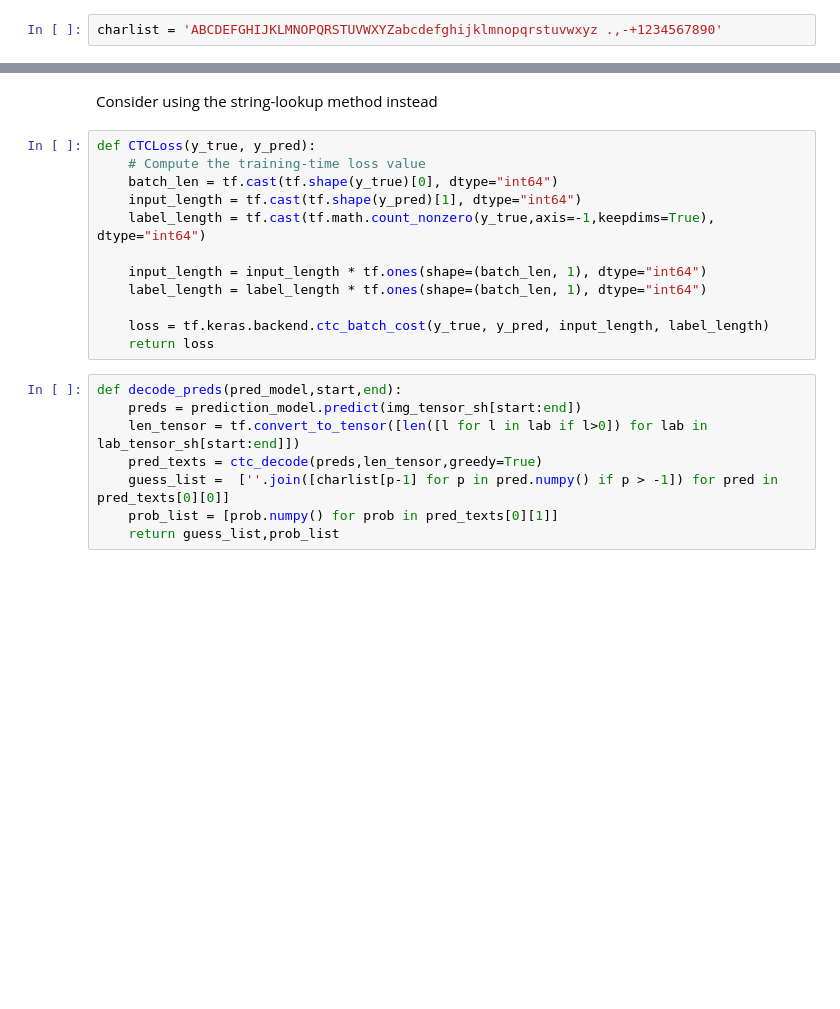
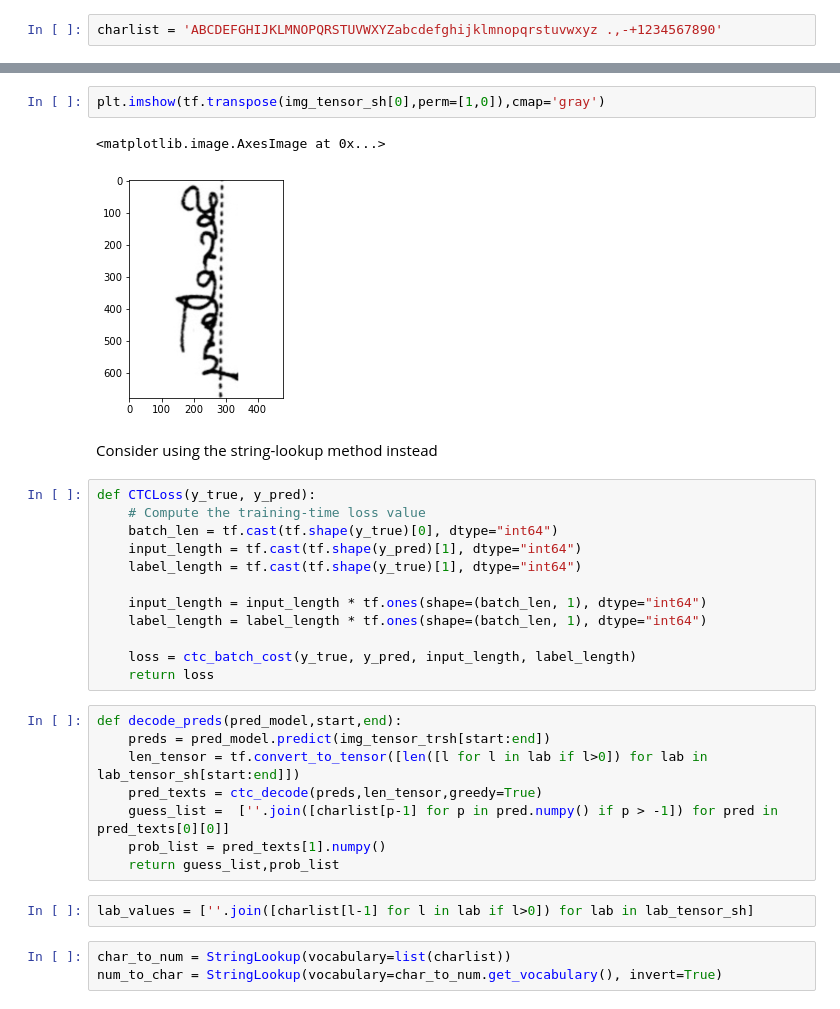
Before and after one commit to knambiar96/census-ocr, a Jupyter notebook: p9-new-model-architectures.ipynb, the cells around one changed output, grey strips where cells are left out. Cells and saved outputs as stored; diff of their text form; blank space fills up the shorter version.

```diff
--- a/p9-new-model-architectures.ipynb
+++ b/p9-new-model-architectures.ipynb
@@ -19,3 +52,8 @@ charlist = 'ABCDEFGHIJKLMNOPQRSTUVWXYZabcdefghijklmnopqrstuvwxyz .,-+1234567890'
+# %%
+plt.imshow(tf.transpose(img_tensor_sh[0],perm=[1,0]),cmap='gray')
+# %% [output]
+<matplotlib.image.AxesImage at 0x...>
+[figure, added]
 # %% [markdown]
 Consider using the string-lookup method instead
 # %%
@@ -23,18 +61,23 @@ def CTCLoss(y_true, y_pred):
     # Compute the training-time loss value
     batch_len = tf.cast(tf.shape(y_true)[0], dtype="int64")
     input_length = tf.cast(tf.shape(y_pred)[1], dtype="int64")
-    label_length = tf.cast(tf.math.count_nonzero(y_true,axis=-1,keepdims=True), dtype="int64")
+    label_length = tf.cast(tf.shape(y_true)[1], dtype="int64")
 
     input_length = input_length * tf.ones(shape=(batch_len, 1), dtype="int64")
     label_length = label_length * tf.ones(shape=(batch_len, 1), dtype="int64")
 
-    loss = tf.keras.backend.ctc_batch_cost(y_true, y_pred, input_length, label_length)
+    loss = ctc_batch_cost(y_true, y_pred, input_length, label_length)
     return loss
 # %%
 def decode_preds(pred_model,start,end):
-    preds = prediction_model.predict(img_tensor_sh[start:end])
+    preds = pred_model.predict(img_tensor_trsh[start:end])
     len_tensor = tf.convert_to_tensor([len([l for l in lab if l>0]) for lab in lab_tensor_sh[start:end]])
     pred_texts = ctc_decode(preds,len_tensor,greedy=True)
     guess_list =  [''.join([charlist[p-1] for p in pred.numpy() if p > -1]) for pred in pred_texts[0][0]]
-    prob_list = [prob.numpy() for prob in pred_texts[0][1]]
+    prob_list = pred_texts[1].numpy()
     return guess_list,prob_list
+# %%
+lab_values = [''.join([charlist[l-1] for l in lab if l>0]) for lab in lab_tensor_sh]
+# %%
+char_to_num = StringLookup(vocabulary=list(charlist))
+num_to_char = StringLookup(vocabulary=char_to_num.get_vocabulary(), invert=True)
```
Also changed, not shown: parts of 32 cells of this notebook, 4 other files.
